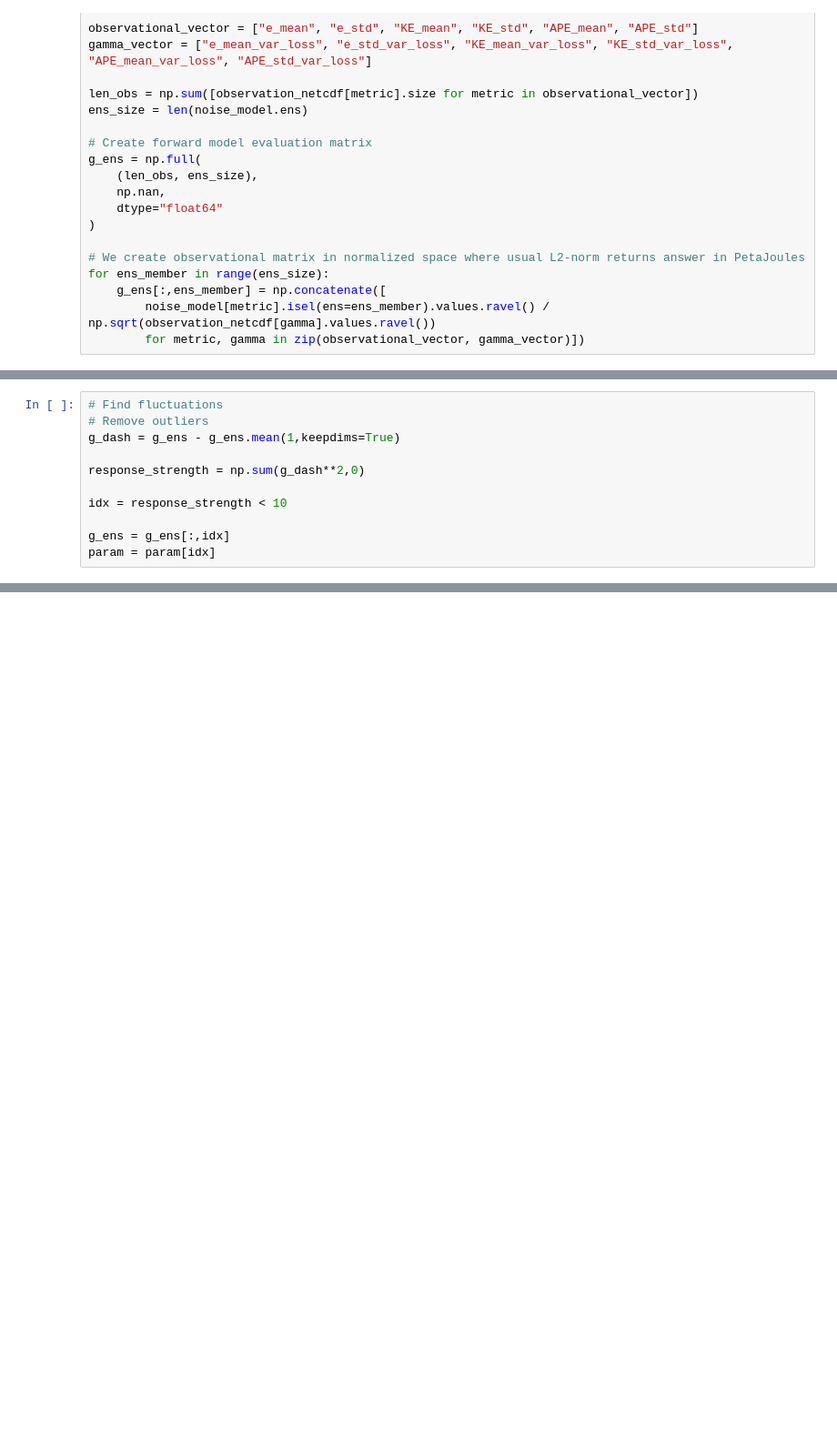
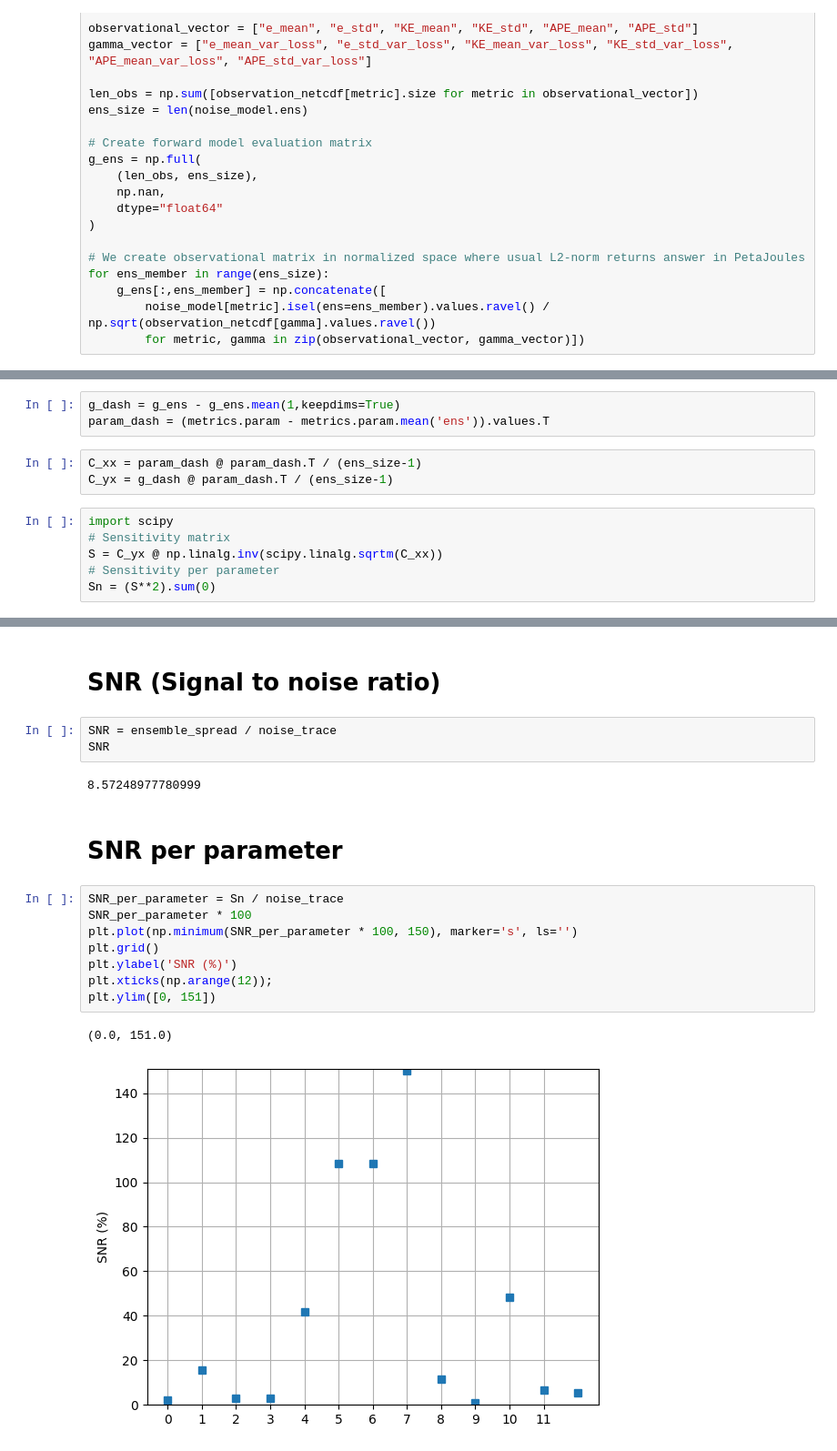
Before and after one commit to m2lines/calibration-MOM6, a Jupyter notebook: notebooks/noise_model.ipynb, the cells around one changed output, grey strips where cells are left out. Shown at 91% size. Drawn from its saved outputs; the diff is of its cells as text; blank space fills up the shorter version.

Commit message:
Analysis of ensemble spread and accuracy of linear emulator

```diff
--- a/notebooks/noise_model.ipynb
+++ b/notebooks/noise_model.ipynb
@@ -886,11 +883,0 @@ param = param[idx]
-# %%
-# Find fluctuations
-# Remove outliers
-g_dash = g_ens - g_ens.mean(1,keepdims=True)
-
-response_strength = np.sum(g_dash**2,0)
-
-idx = response_strength < 10
-
-g_ens = g_ens[:,idx]
-param = param[idx]
@@ -1006,0 +884,12 @@ array([16.49951336,  6.75833727, 18.25351604, 17.96074206, 12.29173871,
+# %%
+g_dash = g_ens - g_ens.mean(1,keepdims=True)
+param_dash = (metrics.param - metrics.param.mean('ens')).values.T
+# %%
+C_xx = param_dash @ param_dash.T / (ens_size-1)
+C_yx = g_dash @ param_dash.T / (ens_size-1)
+# %%
+import scipy
+# Sensitivity matrix
+S = C_yx @ np.linalg.inv(scipy.linalg.sqrtm(C_xx))
+# Sensitivity per parameter
+Sn = (S**2).sum(0)
@@ -1006,0 +913,20 @@ array([16.49951336,  6.75833727, 18.25351604, 17.96074206, 12.29173871,
+# %% [markdown]
+# SNR (Signal to noise ratio)
+# %%
+SNR = ensemble_spread / noise_trace
+SNR
+# %% [output]
+8.57248977780999
+# %% [markdown]
+# SNR per parameter
+# %%
+SNR_per_parameter = Sn / noise_trace
+SNR_per_parameter * 100
+plt.plot(np.minimum(SNR_per_parameter * 100, 150), marker='s', ls='')
+plt.grid()
+plt.ylabel('SNR (%)')
+plt.xticks(np.arange(12));
+plt.ylim([0, 151])
+# %% [output]
+(0.0, 151.0)
+[figure, added]
```
Also changed, not shown: parts of 34 cells of this notebook.
